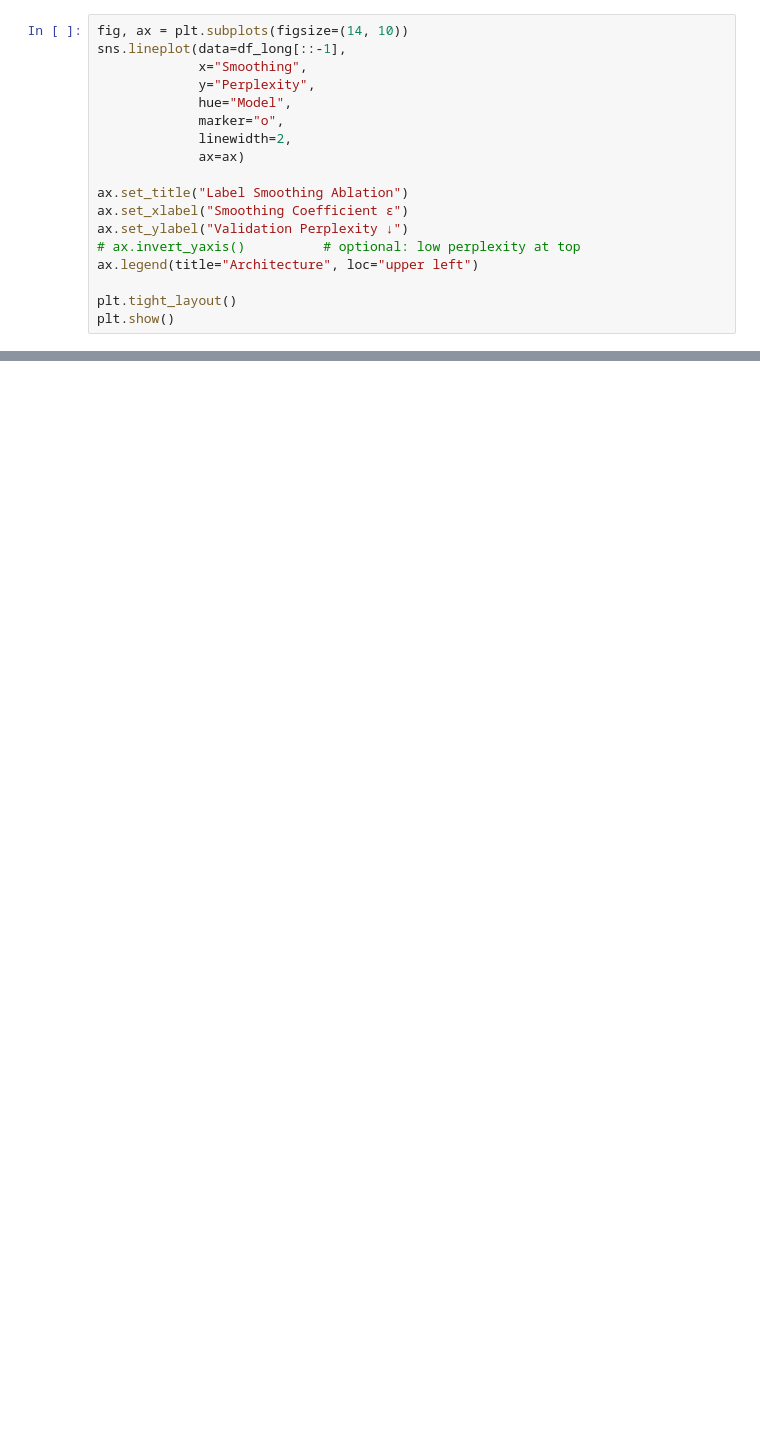
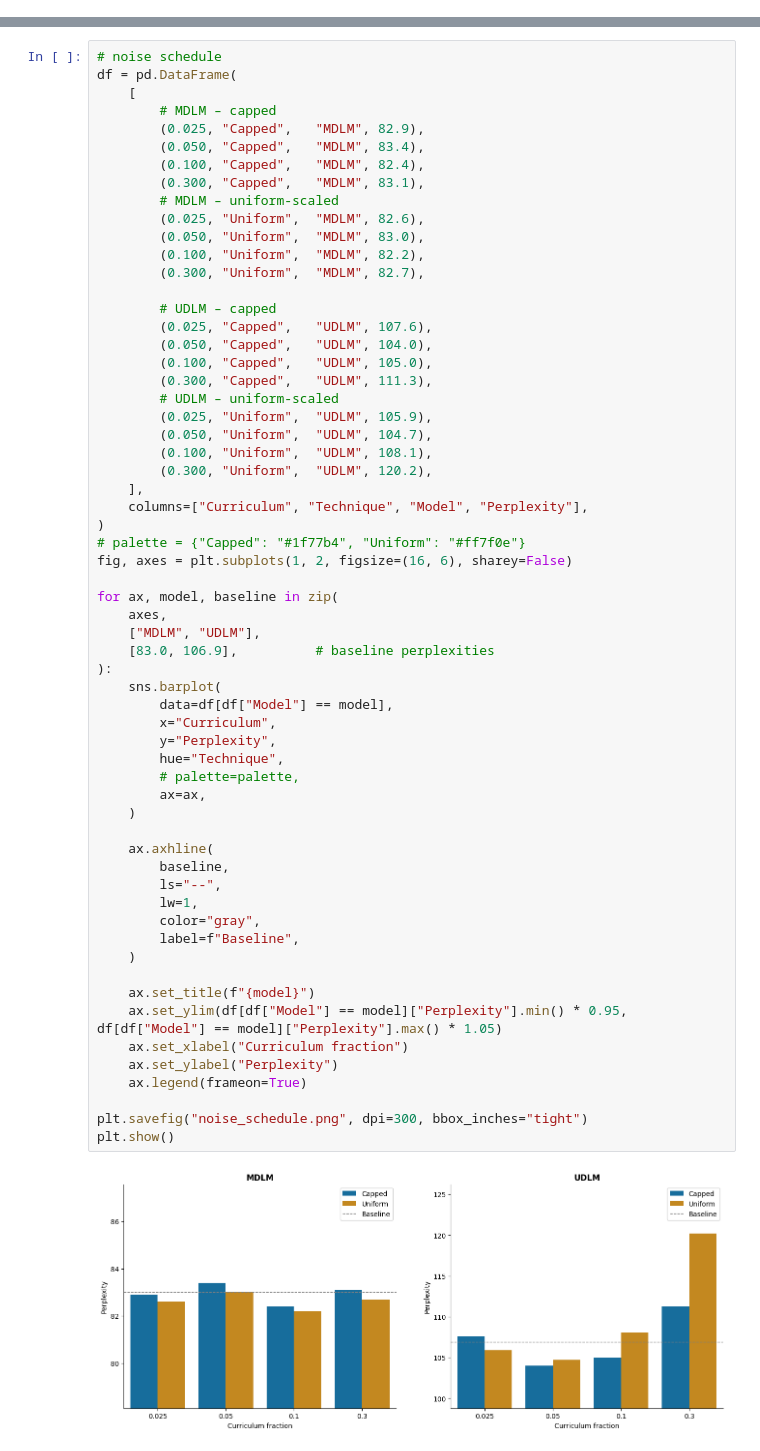
Before and after one commit to denaxen/discrete-diffusion-guidance, a Jupyter notebook: presentation/plots.ipynb, the cells around one changed output, grey strips where cells are left out. Drawn from its saved outputs; the diff is of its cells as text; blank space fills up the shorter version.

```diff
--- a/presentation/plots.ipynb
+++ b/presentation/plots.ipynb
@@ -34,18 +46,0 @@ df_long = df_wide.melt(id_vars="Smoothing",
-# %%
-fig, ax = plt.subplots(figsize=(14, 10))
-sns.lineplot(data=df_long[::-1],
-             x="Smoothing",
-             y="Perplexity",
-             hue="Model",
-             marker="o",
-             linewidth=2,
-             ax=ax)
-
-ax.set_title("Label Smoothing Ablation")
-ax.set_xlabel("Smoothing Coefficient ε")
-ax.set_ylabel("Validation Perplexity ↓")
-# ax.invert_yaxis()          # optional: low perplexity at top
-ax.legend(title="Architecture", loc="upper left")
-
-plt.tight_layout()
-plt.show()
@@ -53,0 +47,63 @@ plt.show()
+# %%
+# noise schedule
+df = pd.DataFrame(
+    [
+        # MDLM – capped
+        (0.025, "Capped",   "MDLM", 82.9),
+        (0.050, "Capped",   "MDLM", 83.4),
+        (0.100, "Capped",   "MDLM", 82.4),
+        (0.300, "Capped",   "MDLM", 83.1),
+        # MDLM – uniform‑scaled
+        (0.025, "Uniform",  "MDLM", 82.6),
+        (0.050, "Uniform",  "MDLM", 83.0),
+        (0.100, "Uniform",  "MDLM", 82.2),
+        (0.300, "Uniform",  "MDLM", 82.7),
+
+        # UDLM – capped
+        (0.025, "Capped",   "UDLM", 107.6),
+        (0.050, "Capped",   "UDLM", 104.0),
+        (0.100, "Capped",   "UDLM", 105.0),
+        (0.300, "Capped",   "UDLM", 111.3),
+        # UDLM – uniform‑scaled
+        (0.025, "Uniform",  "UDLM", 105.9),
+        (0.050, "Uniform",  "UDLM", 104.7),
+        (0.100, "Uniform",  "UDLM", 108.1),
+        (0.300, "Uniform",  "UDLM", 120.2),
+    ],
+    columns=["Curriculum", "Technique", "Model", "Perplexity"],
+)
+# palette = {"Capped": "#1f77b4", "Uniform": "#ff7f0e"}
+fig, axes = plt.subplots(1, 2, figsize=(16, 6), sharey=False)
+
+for ax, model, baseline in zip(
+    axes,
+    ["MDLM", "UDLM"],
+    [83.0, 106.9],          # baseline perplexities
+):
+    sns.barplot(
+        data=df[df["Model"] == model],
+        x="Curriculum",
+        y="Perplexity",
+        hue="Technique",
+        # palette=palette,
+        ax=ax,
+    )
+
+    ax.axhline(
+        baseline,
+        ls="--",
+        lw=1,
+        color="gray",
+        label=f"Baseline",
+    )
+
+    ax.set_title(f"{model}")
+    ax.set_ylim(df[df["Model"] == model]["Perplexity"].min() * 0.95, df[df["Model"] == model]["Perplexity"].max() * 1.05)
+    ax.set_xlabel("Curriculum fraction")
+    ax.set_ylabel("Perplexity")
+    ax.legend(frameon=True)
+
+plt.savefig("noise_schedule.png", dpi=300, bbox_inches="tight")
+plt.show()
+# %% [output]
+[figure, added]
```
Also changed, not shown: parts of 12 cells of this notebook, 8 other files.
